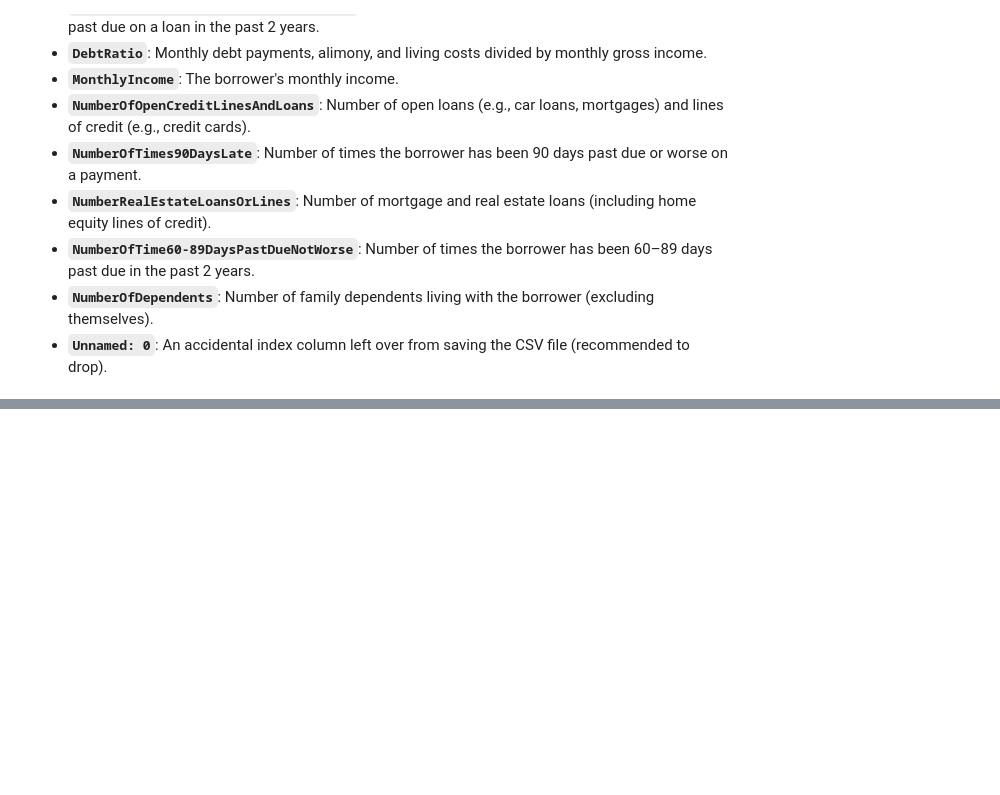
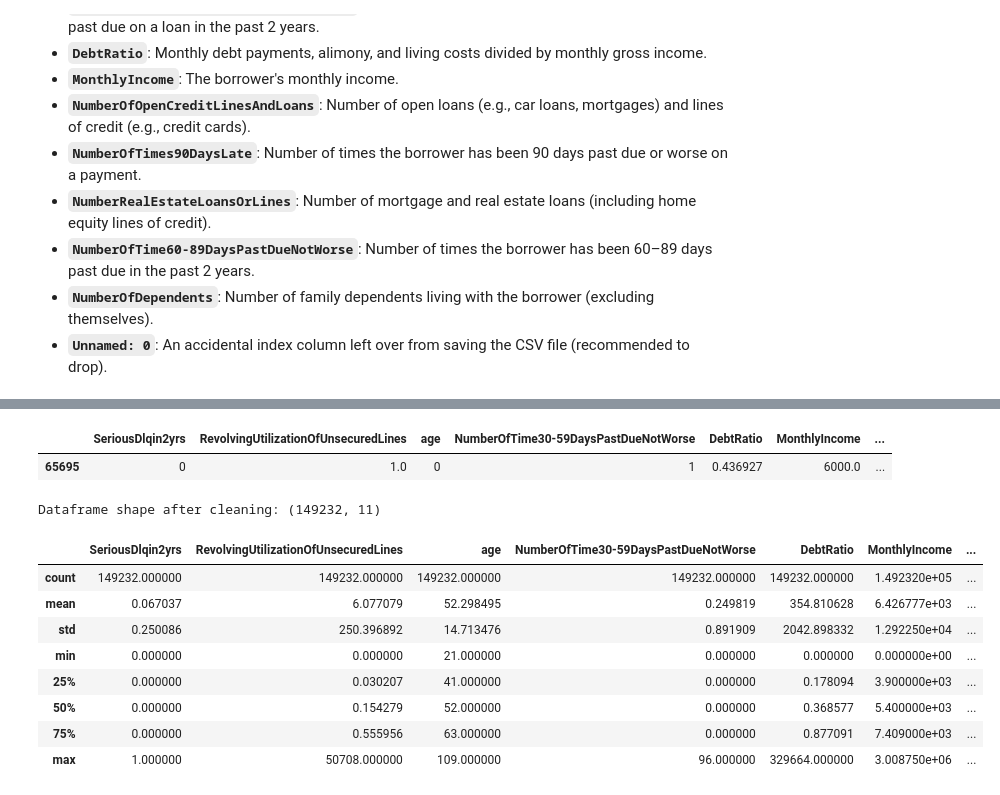
Before and after one commit to emmanuelakinmokun/credit-risk-prediction, a Jupyter notebook: notebooks/eda.ipynb, the cells around one changed output, grey strips where cells are left out. Drawn from its saved outputs; the diff is of its cells as text; code cells hidden in the pictures; blank space fills up the shorter version.

```diff
--- a/notebooks/eda.ipynb
+++ b/notebooks/eda.ipynb
@@ -136,0 +191,36 @@ Here is the breakdown of each feature and target variable in the "Give Me Some C
+# %%
+babies = df[df['age'] < 10]
+display(babies)
+# %% [output]
+|  | SeriousDlqin2yrs | RevolvingUtilizationOfUnsecuredLines | age | NumberOfTime30-59DaysPastDueNotWorse | DebtRatio | MonthlyIncome | ... |
+| 65695 | 0 | 1.0 | 0 | 1 | 0.436927 | 6000.0 | ... |
+# %%
+# Removing the column where age = 0
+df = df[df['age'] > 0]
+# %%
+# In this dataset, 98 is a coded placeholder, not a literal count.
+# We can replace '98' with NaN (or 0) so it doesn't mess up our logistic regression.
+past_due_cols = [
+    'NumberOfTime30-59DaysPastDueNotWorse',
+    'NumberOfTimes90DaysLate',
+    'NumberOfTime60-89DaysPastDueNotWorse'
+]
+
+for col in past_due_cols:
+    df[col] = df[col].replace(98, 0) # Replacing 98 with 0
+
+print(f"Dataframe shape after cleaning: {df.shape}")
+# %% [output]
+Dataframe shape after cleaning: (149232, 11)
+# %%
+df.describe()
+# %% [output]
+|  | SeriousDlqin2yrs | RevolvingUtilizationOfUnsecuredLines | age | NumberOfTime30-59DaysPastDueNotWorse | DebtRatio | MonthlyIncome | ... |
+| count | 149232.000000 | 149232.000000 | 149232.000000 | 149232.000000 | 149232.000000 | 1.492320e+05 | ... |
+| mean | 0.067037 | 6.077079 | 52.298495 | 0.249819 | 354.810628 | 6.426777e+03 | ... |
+| std | 0.250086 | 250.396892 | 14.713476 | 0.891909 | 2042.898332 | 1.292250e+04 | ... |
+| min | 0.000000 | 0.000000 | 21.000000 | 0.000000 | 0.000000 | 0.000000e+00 | ... |
+| 25% | 0.000000 | 0.030207 | 41.000000 | 0.000000 | 0.178094 | 3.900000e+03 | ... |
+| 50% | 0.000000 | 0.154279 | 52.000000 | 0.000000 | 0.368577 | 5.400000e+03 | ... |
+| 75% | 0.000000 | 0.555956 | 63.000000 | 0.000000 | 0.877091 | 7.409000e+03 | ... |
+| max | 1.000000 | 50708.000000 | 109.000000 | 96.000000 | 329664.000000 | 3.008750e+06 | ... |
```
Also changed, not shown: parts of 9 cells of this notebook.
